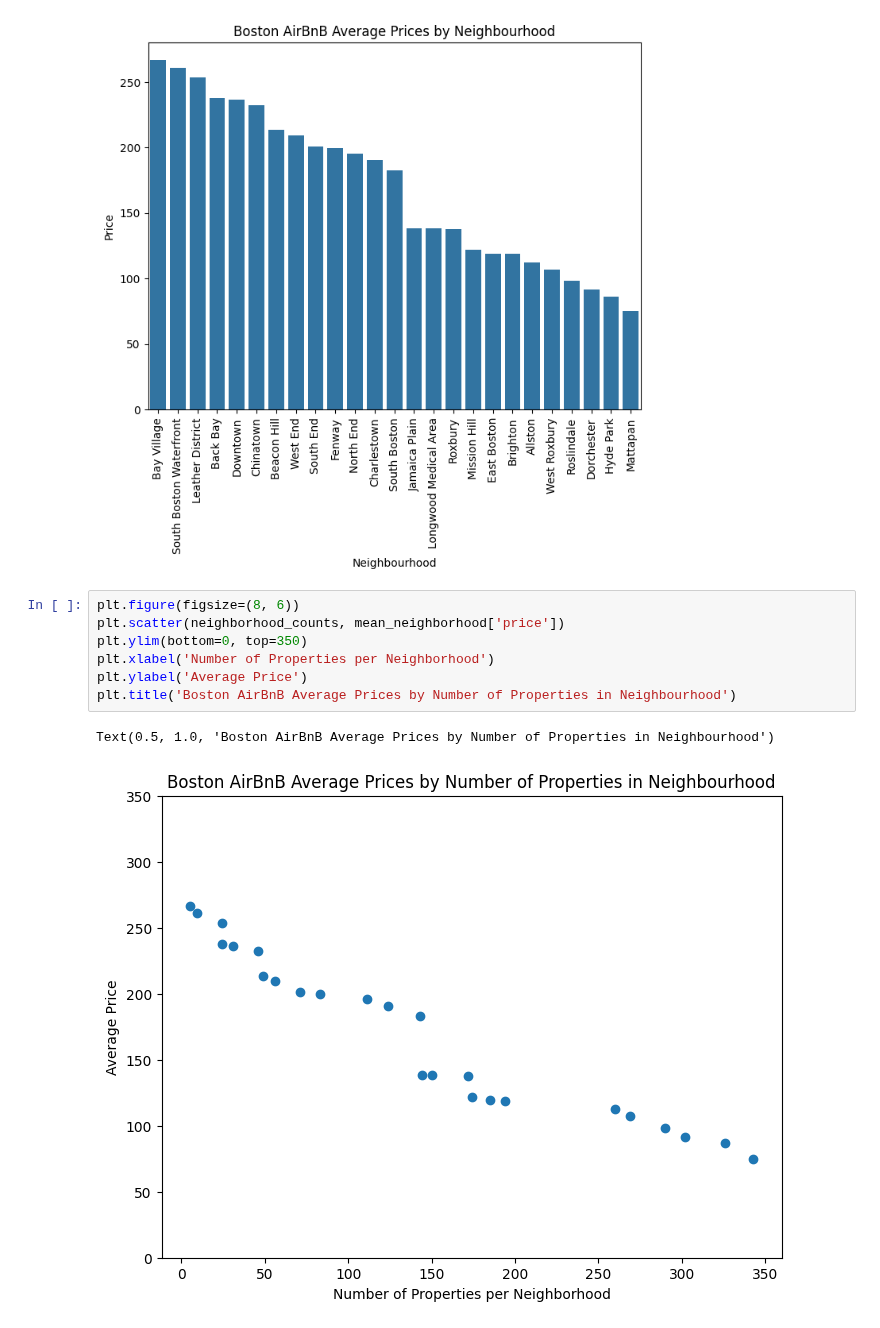
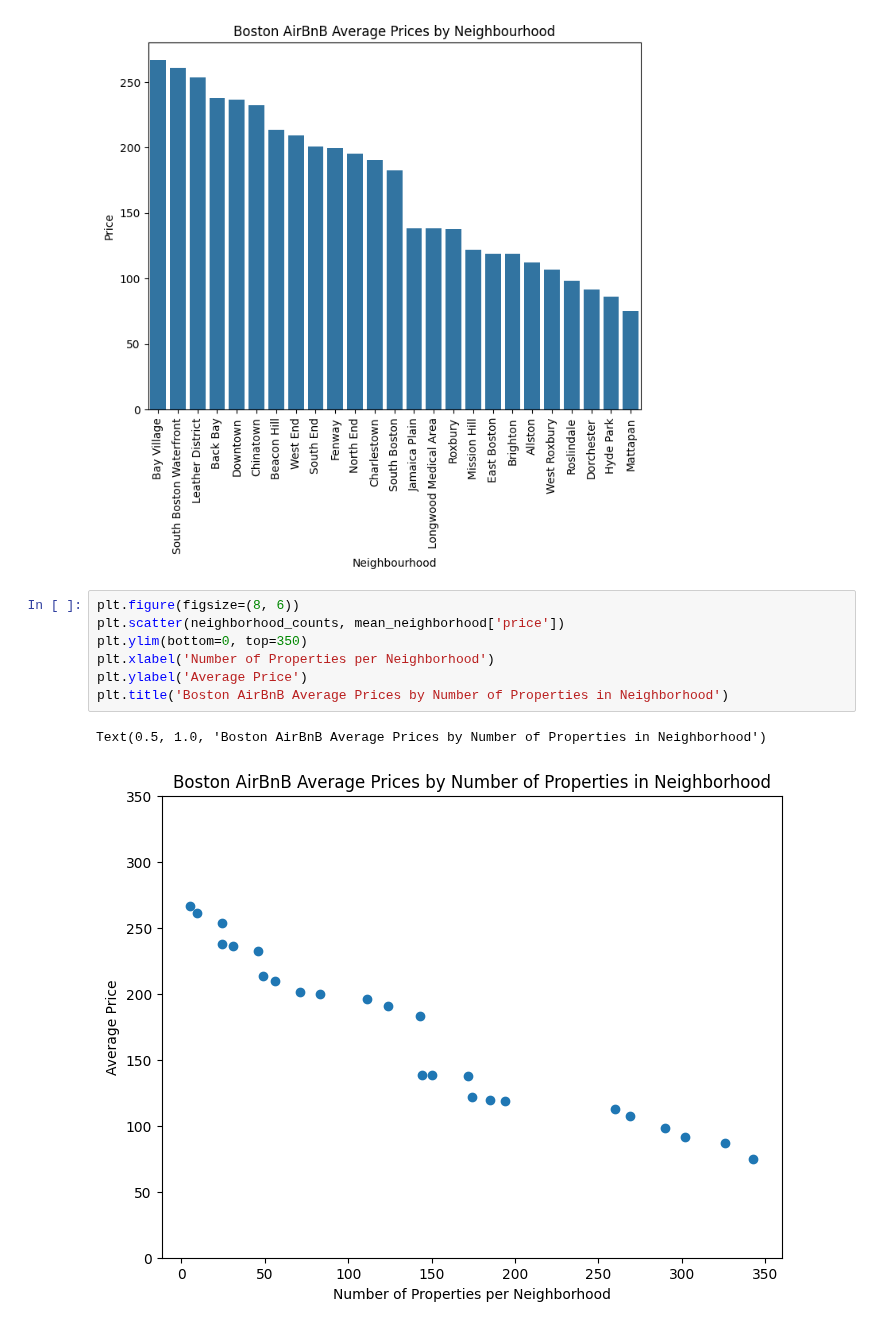
Before and after one commit to ewood242/Project_1_Data-Science-Blog, a Jupyter notebook: Project_1_Writing a Data Scientist Blog Post.ipynb, the cells around one changed output. Cells and saved outputs as stored; diff of their text form.

```diff
--- a/Project_1_Writing a Data Scientist Blog Post.ipynb
+++ b/Project_1_Writing a Data Scientist Blog Post.ipynb
@@ -679,10 +679,10 @@ plt.show()
 # %%
 plt.figure(figsize=(8, 6))
 plt.scatter(neighborhood_counts, mean_neighborhood['price'])
 plt.ylim(bottom=0, top=350)
 plt.xlabel('Number of Properties per Neighborhood')
 plt.ylabel('Average Price')
-plt.title('Boston AirBnB Average Prices by Number of Properties in Neighbourhood')
+plt.title('Boston AirBnB Average Prices by Number of Properties in Neighborhood')
 # %% [output]
-Text(0.5, 1.0, 'Boston AirBnB Average Prices by Number of Properties in Neighbourhood')
+Text(0.5, 1.0, 'Boston AirBnB Average Prices by Number of Properties in Neighborhood')
-[figure, old version]
+[figure, new version]
```
Also changed, not shown: 2 other files.
